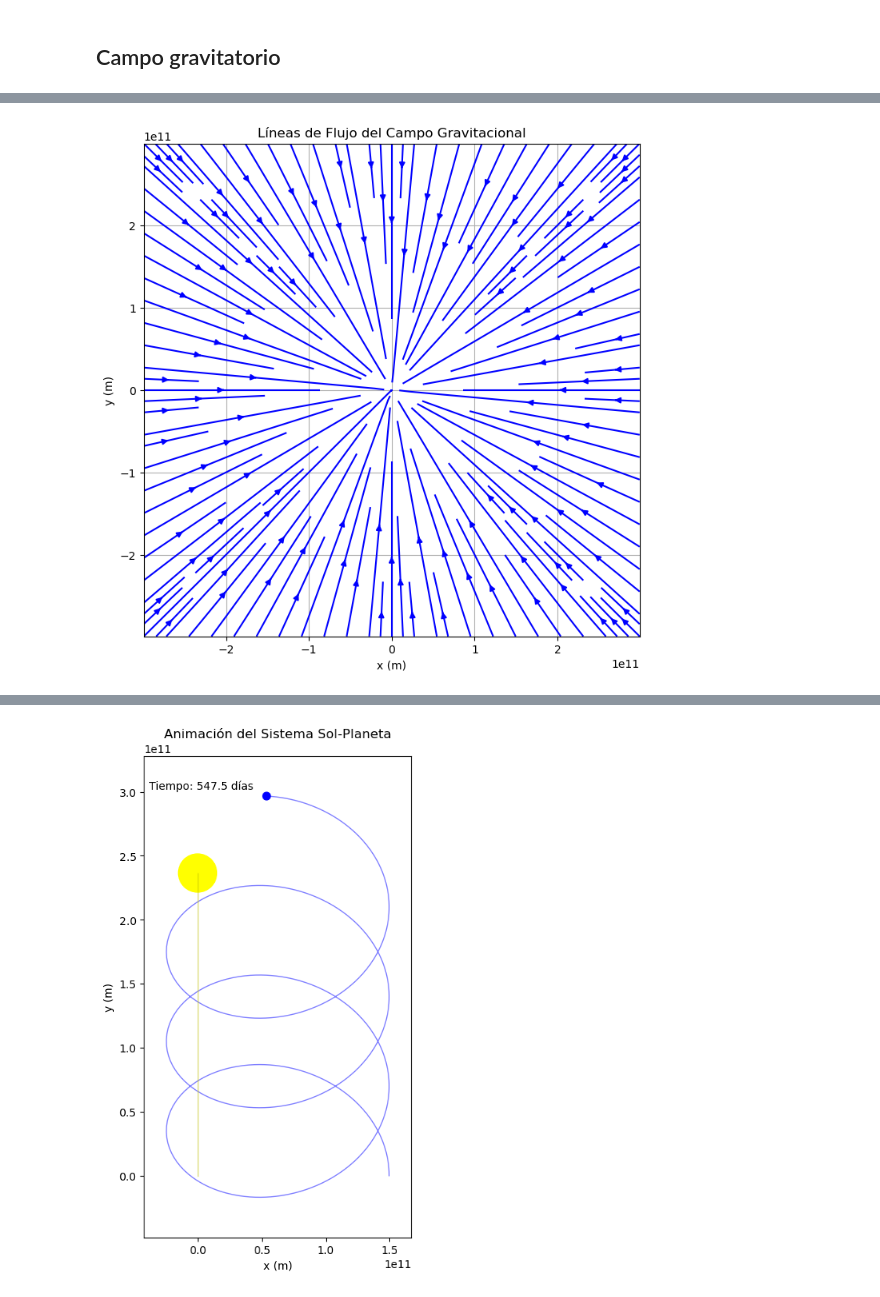
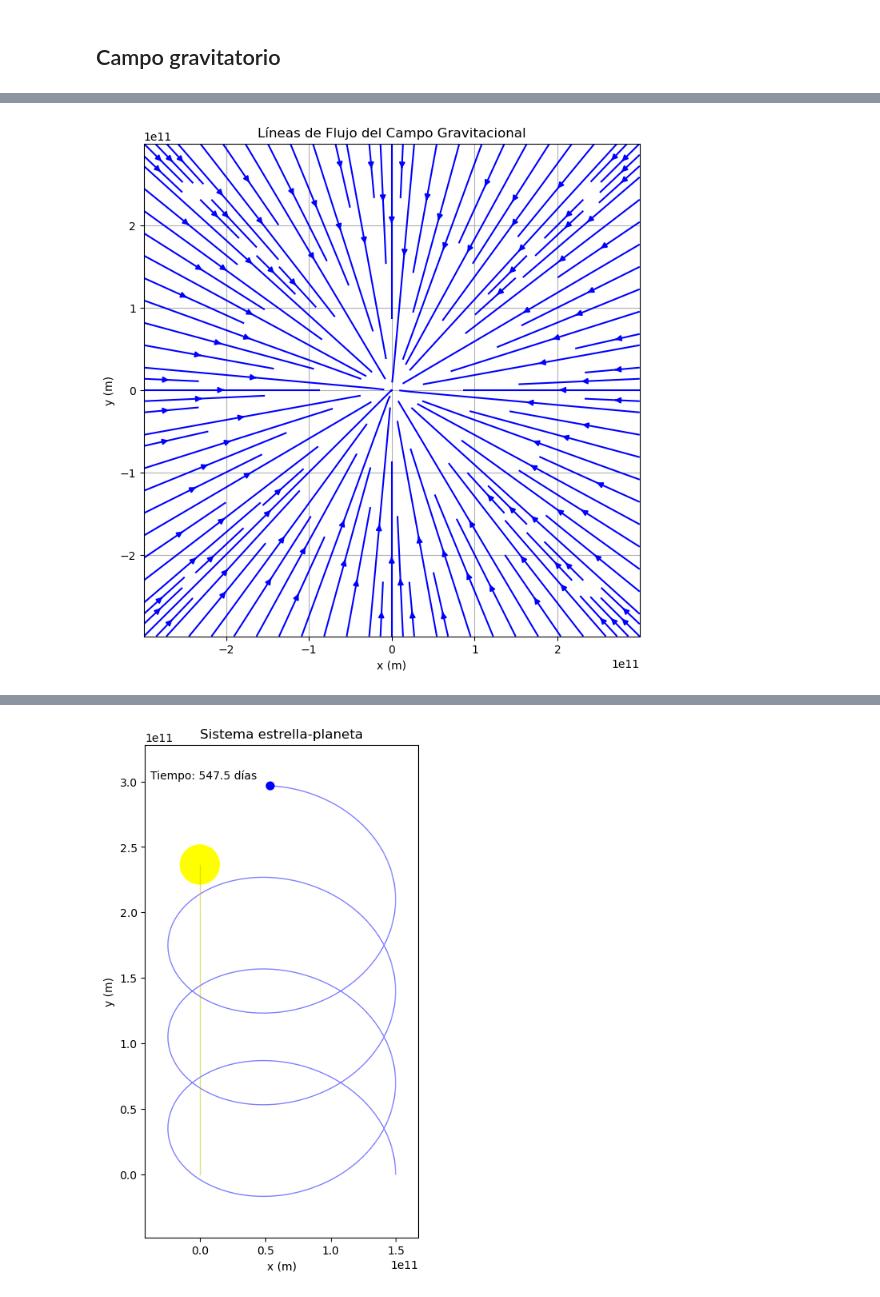
Before and after one commit to fmgarciadiaz/PythonTests, a Jupyter notebook: Colab_Flujos.ipynb, the cells around one changed output, grey strips where cells are left out. Saved outputs shown, nothing was run; the diff lists cells and outputs as text; code cells hidden in the pictures.

```diff
--- a/Colab_Flujos.ipynb
+++ b/Colab_Flujos.ipynb
@@ -183,7 +183,7 @@ y_margin = 0.1 * (max(y1.max(), y2.max()) - min(y1.min(), y2.min()))
 ax.set_xlim([min(x1.min(), x2.min()) - x_margin, max(x1.max(), x2.max()) + x_margin])
 ax.set_ylim([min(y1.min(), y2.min()) - y_margin, max(y1.max(), y2.max()) + y_margin])
 ax.set_aspect('equal')
-ax.set_title('Animación del Sistema Sol-Planeta')
+ax.set_title('Sistema estrella-planeta')
 ax.margins(0.1)
 
 # Eliminar los títulos de los ejes
@@ -191,31 +191,31 @@ ax.set_xlabel('x (m)')
 ax.set_ylabel('y (m)')
 
 # Dibujar el Sol fijo en el centro
 sol_circle = plt.Circle((x1[0], y1[0]), R*0.1, color='yellow', label='Sol')
 ax.add_artist(sol_circle)
 # Círculo para la Tierra
 earth_circle = plt.Circle((x2[0], y2[0]), R*0.02, color='blue', label='Tierra')
 ax.add_artist(earth_circle)
 
 # Línea para la estela planeta y estrella
 trail_planeta, = ax.plot([], [], 'b-', lw=1, alpha=0.5)
 trail_sol, = ax.plot([], [], 'y-', lw=1, alpha=0.5)
 
 # Texto para el tiempo
 time_text = ax.text(0.02, 0.95, '', transform=ax.transAxes, fontsize=10, verticalalignment='top')
 
 def animate(i):
     earth_circle.center = (x2[i], y2[i])
     sol_circle.center = (x1[i], y1[i])
     trail_planeta.set_data(x2[:i+1], y2[:i+1])
     trail_sol.set_data(x1[:i+1], y1[:i+1])
     time_text.set_text(f'Tiempo: {t[i]/(24*3600):.1f} días')
     return earth_circle, trail_planeta, trail_sol, time_text
 
 ani = FuncAnimation(fig, animate, frames=len(t), blit=True, interval=20, repeat=True)
 HTML(ani.to_html5_video())
 # %% [output]
 [figure]
 [figure]
 [interactive output not drawn]
-[figure, old version]
+[figure, new version]
```
